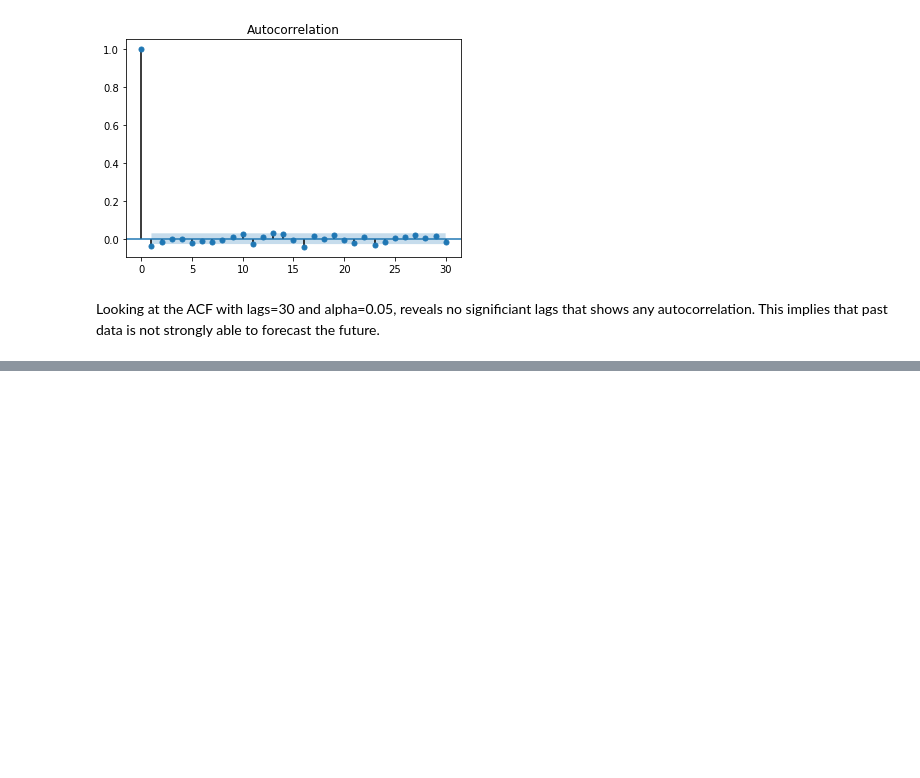
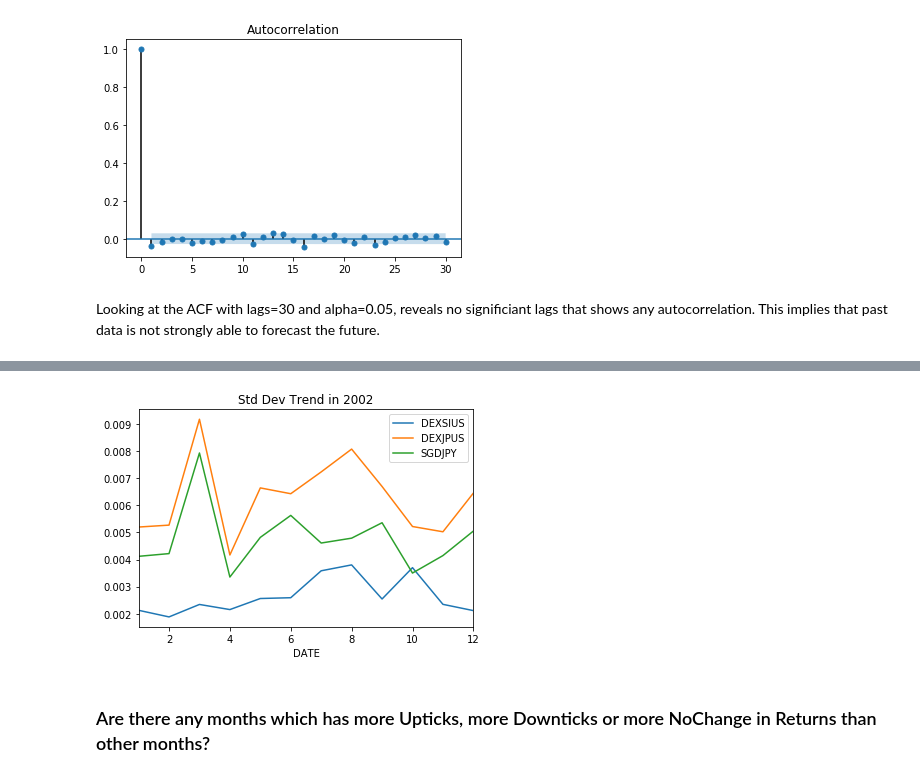
Before and after one commit to goodaccoustics/foreignexchange, a Jupyter notebook: Test for Correlation, Autocorrelation - JPY, SGD, SGDJPY.ipynb, the cells around one changed output, grey strips where cells are left out. Drawn from its saved outputs; the diff is of its cells as text; code cells hidden in the pictures; blank space fills up the shorter version.

```diff
--- a/Time Series, Correlation, Autocorrelation, ACF - JPY, SGD, SGDJPY.ipynb
+++ b/Test for Correlation, Autocorrelation - JPY, SGD, SGDJPY.ipynb
@@ -203,0 +255,6 @@ Looking at the ACF with lags=30 and alpha=0.05, reveals no significiant lags tha
+# %%
+_ = df_std_by_months_years.loc[2002].plot(title='Std Dev Trend in 2002')
+# %% [output]
+[figure, added]
+# %% [markdown]
+### Are there any months which has more Upticks, more Downticks or more NoChange in Returns than other months?
```
Also changed, not shown: parts of 8 cells of this notebook, 14 other files.
